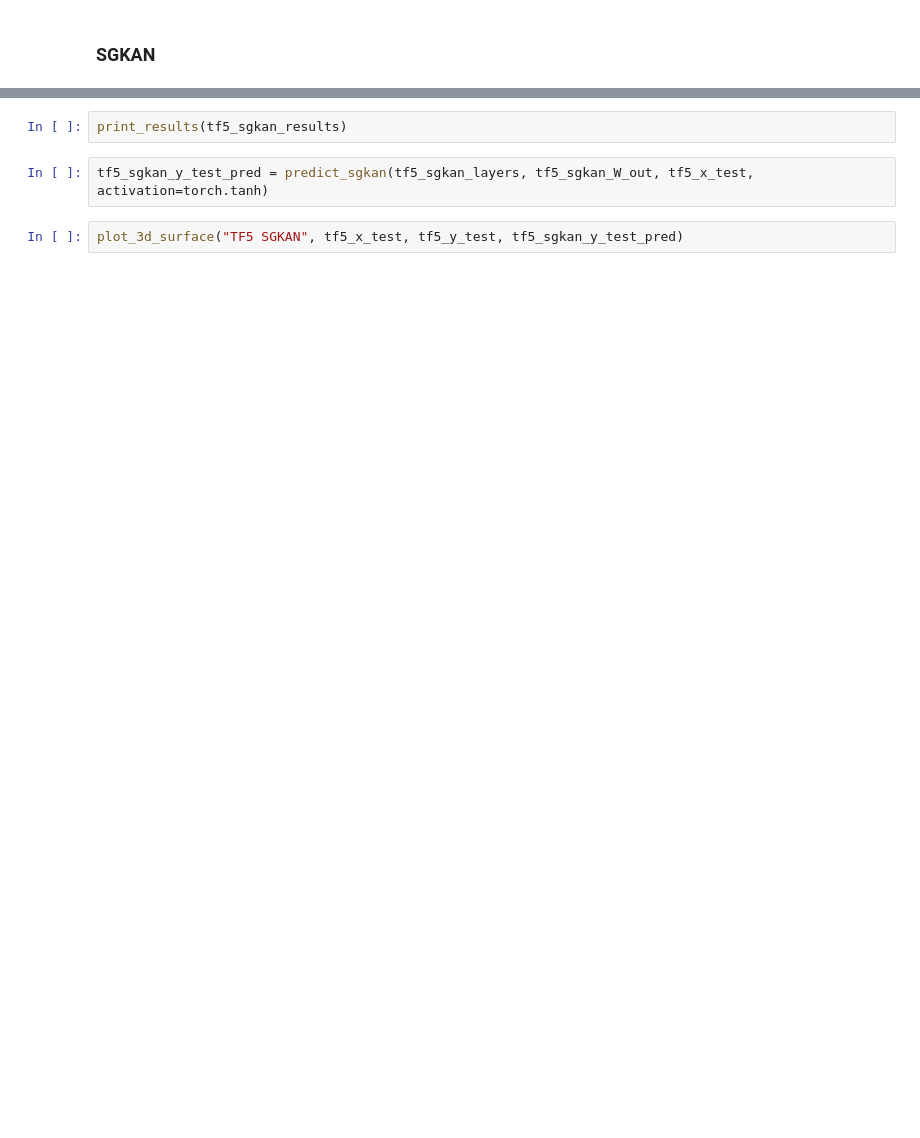
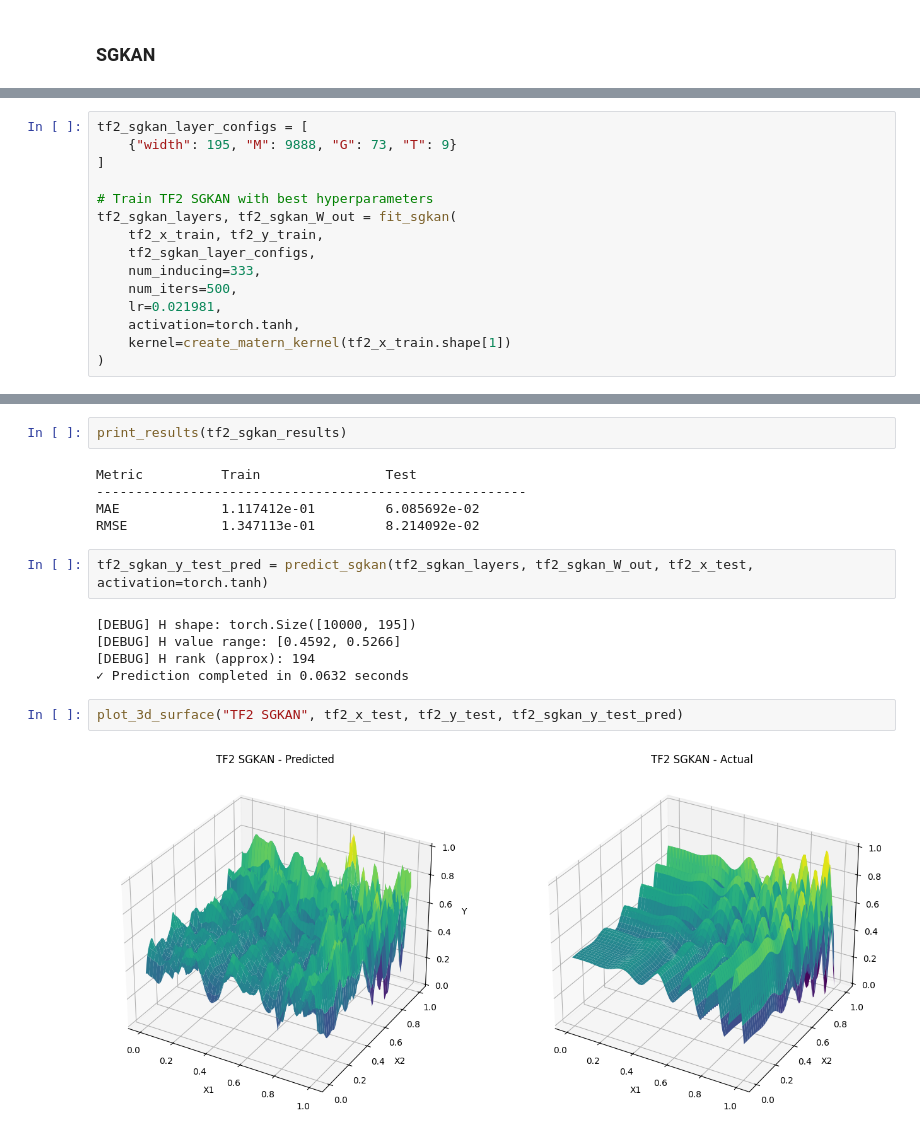
Before and after one commit to gizemnurdali/swim-meets-kans, a Jupyter notebook: benchmarking.ipynb, the cells around one changed output, grey strips where cells are left out. Drawn from its saved outputs; the diff is of its cells as text; blank space fills up the shorter version.

```diff
--- a/benchmarking.ipynb
+++ b/benchmarking.ipynb
@@ -1539,0 +1394,15 @@ tf5_sgkan_layers, tf5_sgkan_W_out = fit_sgkan(
+# %%
+tf2_sgkan_layer_configs = [
+    {"width": 195, "M": 9888, "G": 73, "T": 9}
+]
+
+# Train TF2 SGKAN with best hyperparameters
+tf2_sgkan_layers, tf2_sgkan_W_out = fit_sgkan(
+    tf2_x_train, tf2_y_train,
+    tf2_sgkan_layer_configs,
+    num_inducing=333,
+    num_iters=500,
+    lr=0.021981,
+    activation=torch.tanh,
+    kernel=create_matern_kernel(tf2_x_train.shape[1])
+)
@@ -1545,6 +1439,18 @@ tf5_sgkan_results = em.evaluate(
 # %%
-print_results(tf5_sgkan_results)
+print_results(tf2_sgkan_results)
+# %% [output]
+Metric          Train                Test
+-------------------------------------------------------
+MAE             1.117412e-01         6.085692e-02
+RMSE            1.347113e-01         8.214092e-02
 # %%
-tf5_sgkan_y_test_pred = predict_sgkan(tf5_sgkan_layers, tf5_sgkan_W_out, tf5_x_test, activation=torch.tanh)
+tf2_sgkan_y_test_pred = predict_sgkan(tf2_sgkan_layers, tf2_sgkan_W_out, tf2_x_test, activation=torch.tanh)
+# %% [output]
+[DEBUG] H shape: torch.Size([10000, 195])
+[DEBUG] H value range: [0.4592, 0.5266]
+[DEBUG] H rank (approx): 194
+✓ Prediction completed in 0.0632 seconds
 # %%
-plot_3d_surface("TF5 SGKAN", tf5_x_test, tf5_y_test, tf5_sgkan_y_test_pred)
+plot_3d_surface("TF2 SGKAN", tf2_x_test, tf2_y_test, tf2_sgkan_y_test_pred)
+# %% [output]
+[figure, added]
```
Also changed, not shown: parts of 48 cells of this notebook, 4 other files.
